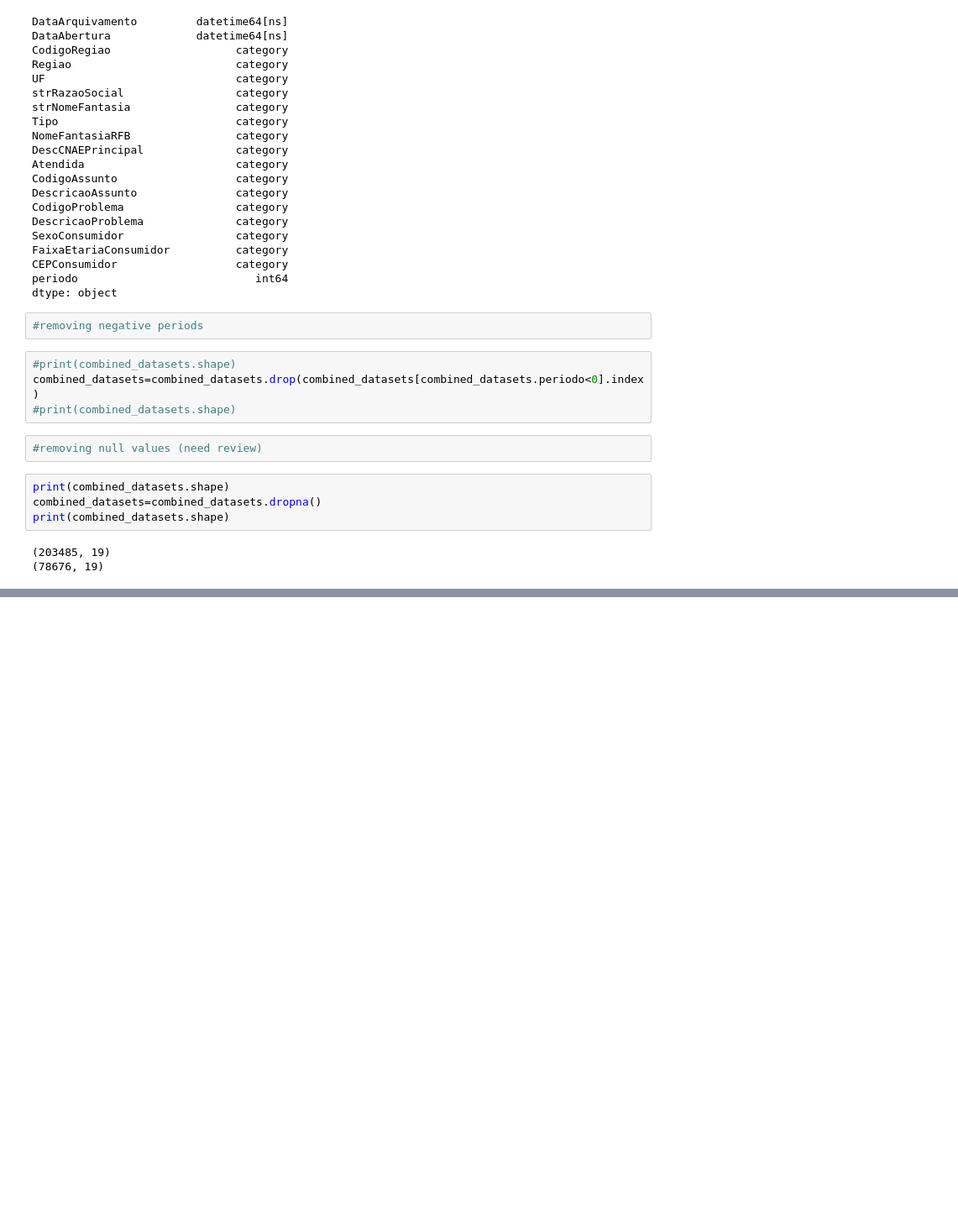
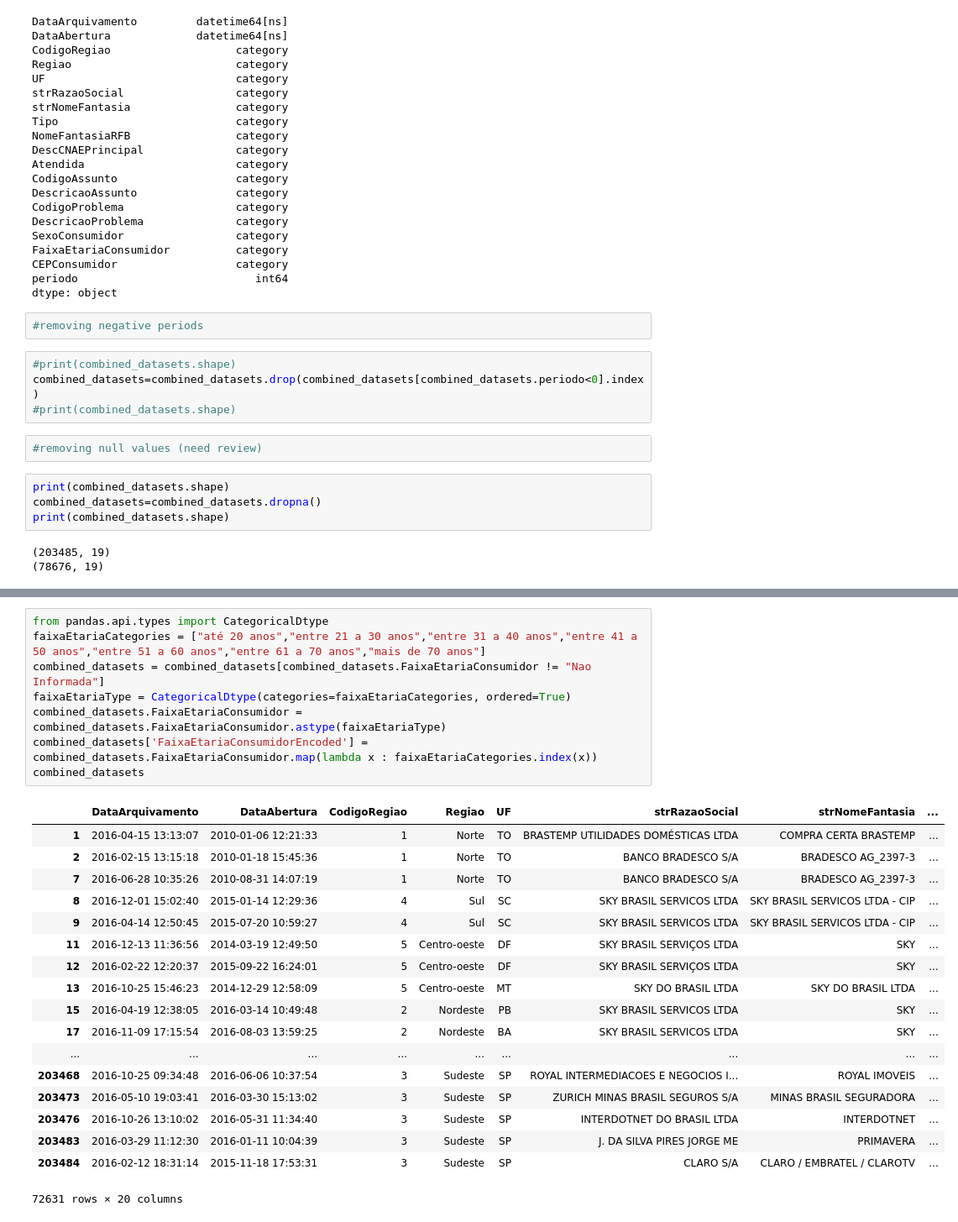
Before and after one commit to if1015-datascience-ufpe/2018-2-projeto-cambridge-analytica, a Jupyter notebook: script.ipynb, the cells around one changed output, grey strips where cells are left out. Shown at 84% size. Saved outputs shown, nothing was run; the diff lists cells and outputs as text; blank space fills up the shorter version.

```diff
--- a/script.ipynb
+++ b/script.ipynb
@@ -176,2 +182,29 @@ combined_datasets.groupby(['FaixaEtariaConsumidor','SexoConsumidor']).count()['A
+# %%
+from pandas.api.types import CategoricalDtype
+faixaEtariaCategories = ["até 20 anos","entre 21 a 30 anos","entre 31 a 40 anos","entre 41 a 50 anos","entre 51 a 60 anos","entre 61 a 70 anos","mais de 70 anos"]
+combined_datasets = combined_datasets[combined_datasets.FaixaEtariaConsumidor != "Nao Informada"]
+faixaEtariaType = CategoricalDtype(categories=faixaEtariaCategories, ordered=True)
+combined_datasets.FaixaEtariaConsumidor = combined_datasets.FaixaEtariaConsumidor.astype(faixaEtariaType)
+combined_datasets['FaixaEtariaConsumidorEncoded'] = combined_datasets.FaixaEtariaConsumidor.map(lambda x : faixaEtariaCategories.index(x))
+combined_datasets
+# %% [output]
+|  | DataArquivamento | DataAbertura | CodigoRegiao | Regiao | UF | strRazaoSocial | strNomeFantasia | ... |
+| 1 | 2016-04-15 13:13:07 | 2010-01-06 12:21:33 | 1 | Norte | TO | BRASTEMP UTILIDADES DOMÉSTICAS LTDA | COMPRA CERTA BRASTEMP | ... |
+| 2 | 2016-02-15 13:15:18 | 2010-01-18 15:45:36 | 1 | Norte | TO | BANCO BRADESCO S/A | BRADESCO AG_2397-3 | ... |
+| 7 | 2016-06-28 10:35:26 | 2010-08-31 14:07:19 | 1 | Norte | TO | BANCO BRADESCO S/A | BRADESCO AG_2397-3 | ... |
+| 8 | 2016-12-01 15:02:40 | 2015-01-14 12:29:36 | 4 | Sul | SC | SKY BRASIL SERVICOS LTDA | SKY BRASIL SERVICOS LTDA - CIP | ... |
+| 9 | 2016-04-14 12:50:45 | 2015-07-20 10:59:27 | 4 | Sul | SC | SKY BRASIL SERVICOS LTDA | SKY BRASIL SERVICOS LTDA - CIP | ... |
+| 11 | 2016-12-13 11:36:56 | 2014-03-19 12:49:50 | 5 | Centro-oeste | DF | SKY BRASIL SERVIÇOS LTDA | SKY | ... |
+| 12 | 2016-02-22 12:20:37 | 2015-09-22 16:24:01 | 5 | Centro-oeste | DF | SKY BRASIL SERVIÇOS LTDA | SKY | ... |
+| 13 | 2016-10-25 15:46:23 | 2014-12-29 12:58:09 | 5 | Centro-oeste | MT | SKY DO BRASIL LTDA | SKY DO BRASIL LTDA | ... |
+| 15 | 2016-04-19 12:38:05 | 2016-03-14 10:49:48 | 2 | Nordeste | PB | SKY BRASIL SERVICOS LTDA | SKY | ... |
+| 17 | 2016-11-09 17:15:54 | 2016-08-03 13:59:25 | 2 | Nordeste | BA | SKY BRASIL SERVICOS LTDA | SKY | ... |
+| ... | ... | ... | ... | ... | ... | ... | ... | ... |
+| 203468 | 2016-10-25 09:34:48 | 2016-06-06 10:37:54 | 3 | Sudeste | SP | ROYAL INTERMEDIACOES E NEGOCIOS I... | ROYAL IMOVEIS | ... |
+| 203473 | 2016-05-10 19:03:41 | 2016-03-30 15:13:02 | 3 | Sudeste | SP | ZURICH MINAS BRASIL SEGUROS S/A | MINAS BRASIL SEGURADORA | ... |
+| 203476 | 2016-10-26 13:10:02 | 2016-05-31 11:34:40 | 3 | Sudeste | SP | INTERDOTNET DO BRASIL LTDA | INTERDOTNET | ... |
+| 203483 | 2016-03-29 11:12:30 | 2016-01-11 10:04:39 | 3 | Sudeste | SP | J. DA SILVA PIRES JORGE ME | PRIMAVERA | ... |
+| 203484 | 2016-02-12 18:31:14 | 2015-11-18 17:53:31 | 3 | Sudeste | SP | CLARO S/A | CLARO / EMBRATEL / CLAROTV | ... |
+72631 rows × 20 columns
 # %%
 print ("preparando a base de dados")
```
Also changed, not shown: parts of 8 cells of this notebook.
